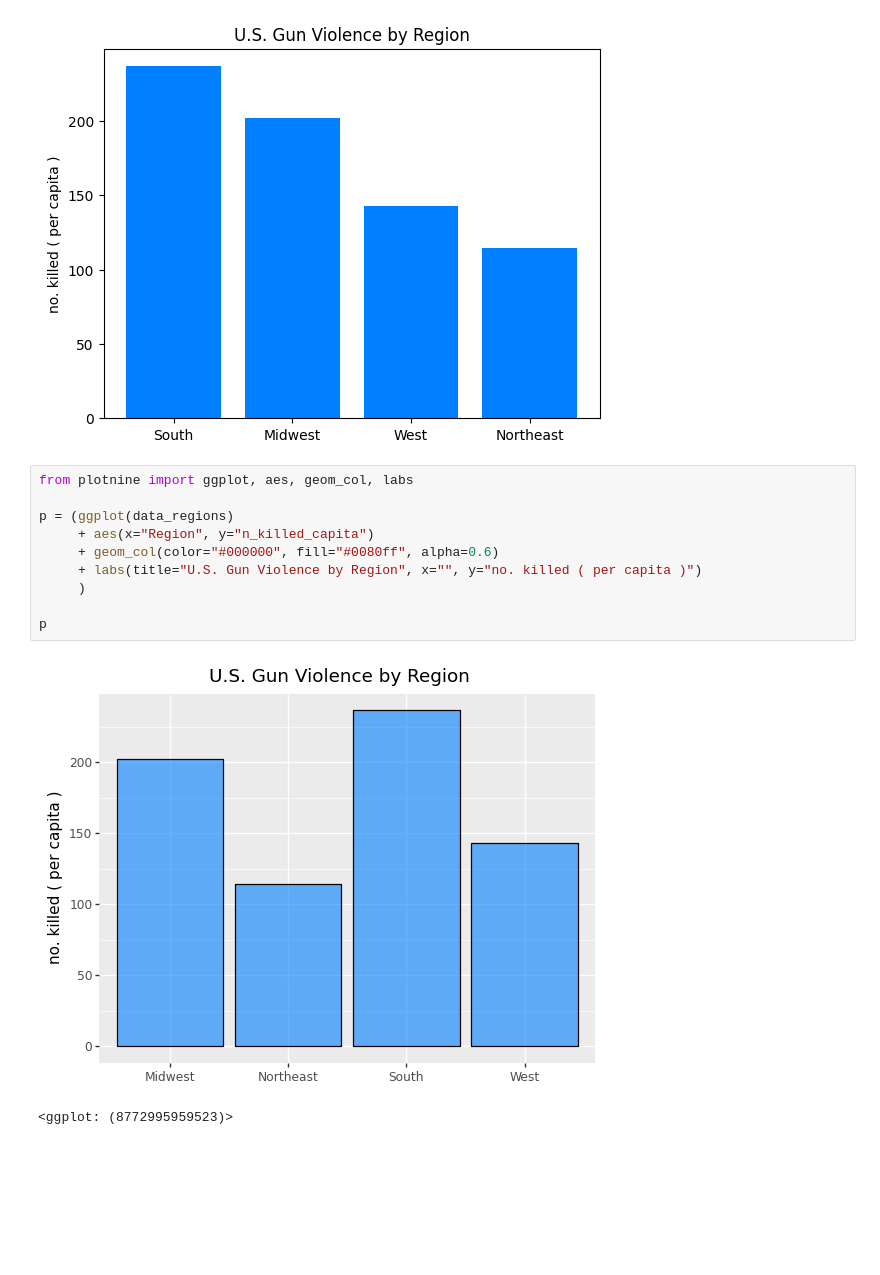
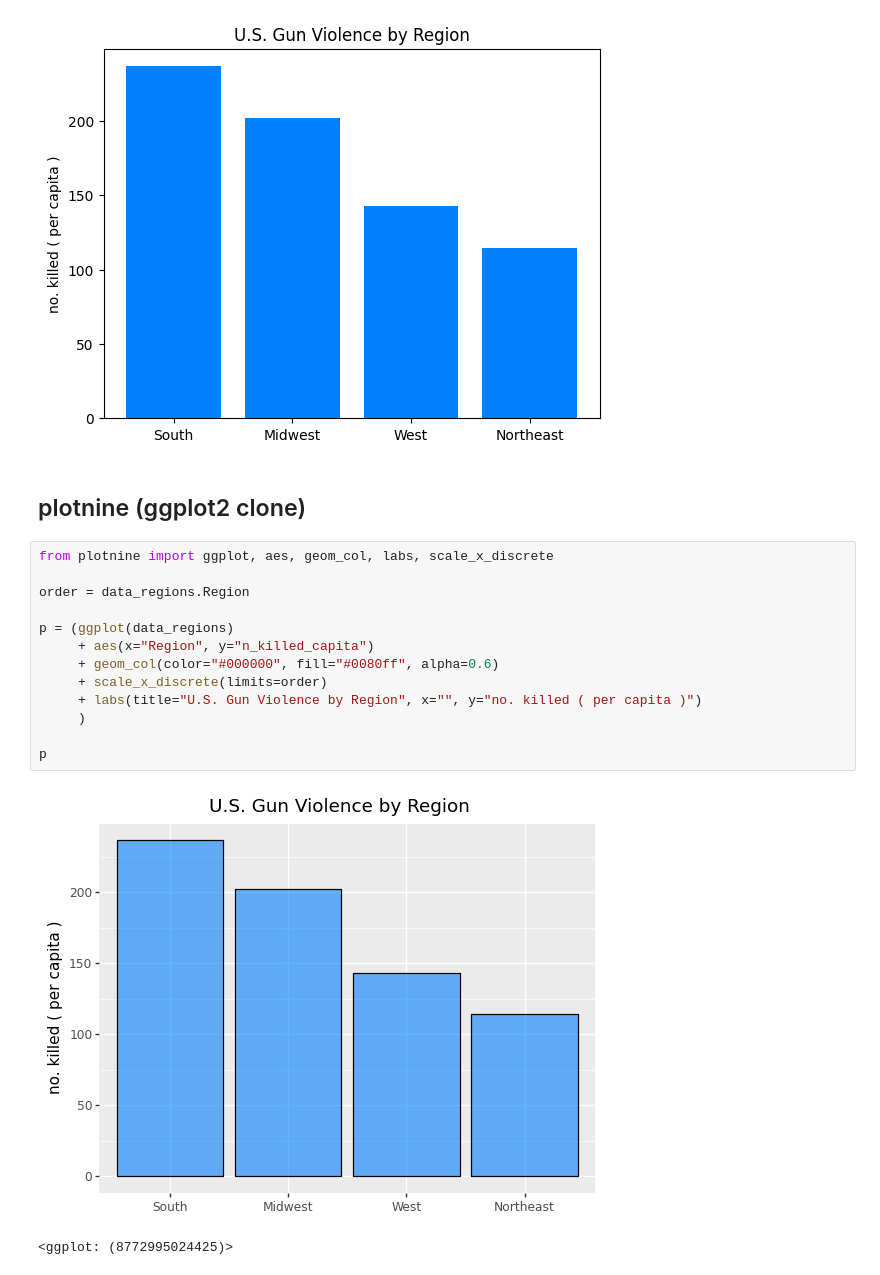
Before and after one commit to usefulmove/code, a Jupyter notebook: guns/guns.ipynb, the cells around one changed output. Drawn from its saved outputs; the diff is of its cells as text; blank space fills up the shorter version.

Commit message:
guns: updated plotnine (ggplot2 clone) example plot

```diff
--- a/guns/guns.ipynb
+++ b/guns/guns.ipynb
@@ -208,17 +185,22 @@ plt.ylabel("no. killed ( per capita )")
 # %% [output]
 Text(0, 0.5, 'no. killed ( per capita )')
 [figure]
+# %% [markdown]
+## plotnine (ggplot2 clone)
 # %%
-from plotnine import ggplot, aes, geom_col, labs
+from plotnine import ggplot, aes, geom_col, labs, scale_x_discrete
+
+order = data_regions.Region
 
 p = (ggplot(data_regions)
      + aes(x="Region", y="n_killed_capita")
      + geom_col(color="#000000", fill="#0080ff", alpha=0.6)
+     + scale_x_discrete(limits=order)
      + labs(title="U.S. Gun Violence by Region", x="", y="no. killed ( per capita )")
      )
 
 p
 # %% [output]
-[figure, old version]
+[figure, new version]
-<ggplot: (8772995959523)>
+<ggplot: (8772995024425)>
 # %%
```
Also changed, not shown: parts of 2 cells of this notebook.
